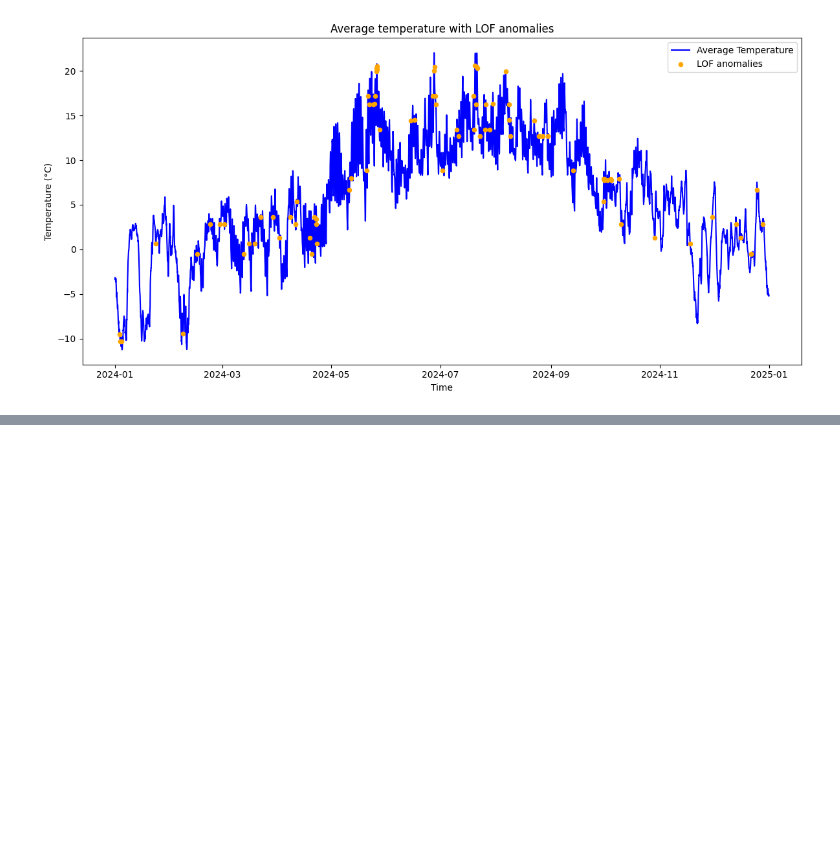
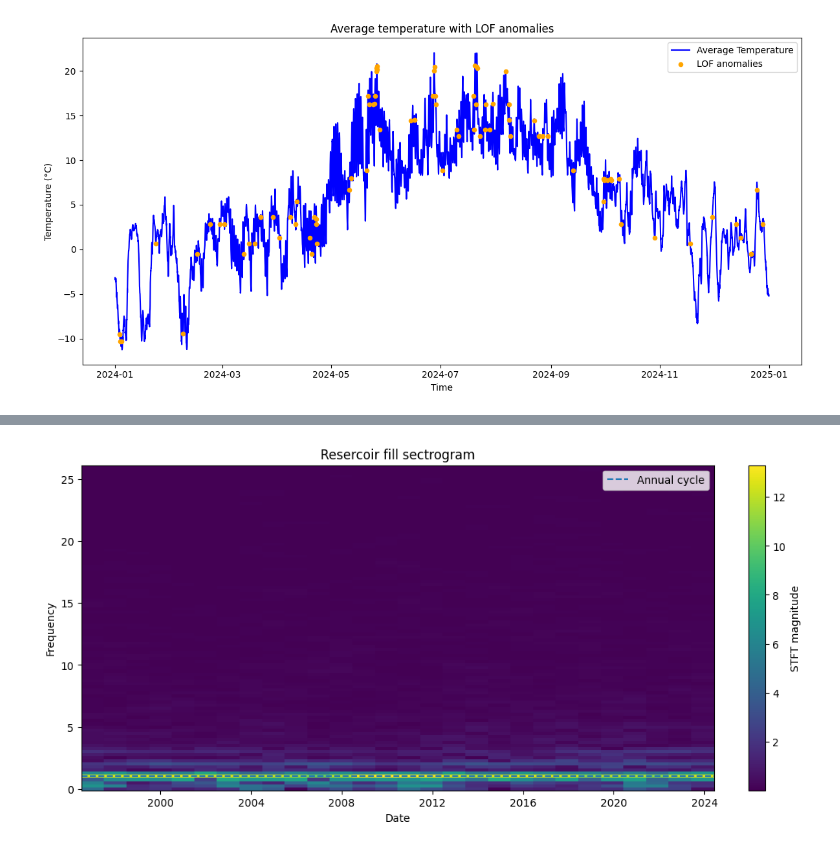
Before and after one commit to danielytsan/IND320APP, a Jupyter notebook: notebooks/Part3.ipynb, the cells around one changed output, grey strips where cells are left out. Saved outputs shown, nothing was run; the diff lists cells and outputs as text; code cells hidden in the pictures; blank space fills up the shorter version.

```diff
--- a/notebooks/Part3.ipynb
+++ b/notebooks/Part3.ipynb
@@ -519,0 +615,44 @@ time
+# %%
+from scipy.signal import stft
+
+#making function for spectogram based on fill level data
+def plot_fill_spectrogram(data, window_length = 208, window_overlap = 156):
+    fill = (
+            data.set_index("Date")["Fill level (%)"]
+            .sort_index()
+            .asfreq("W-SUN"))
+
+    frequncies, weeks, coefficients = stft(
+        fill.to_numpy(),
+        fs = 1,
+        nperseg = window_length,
+        noverlap = window_overlap,
+        detrend = "constant",
+        boundary = None,
+        padded = False
+    )
+
+    dates = fill.index[0] + pd.to_timedelta(weeks * 7, unit = "D")
+    fig, ax = plt.subplots(figsize = (10, 5), layout = "constrained")
+    mesh = ax.pcolormesh(dates, frequncies * 52, np.abs(coefficients), shading = "auto")
+    ax.axhline(1, linestyle = "--", label = "Annual cycle")
+    ax.set(
+        title = "Resercoir fill sectrogram",
+        xlabel = "Date",
+        ylabel = "Frequency"
+    )
+    ax.legend()
+    fig.colorbar(mesh, ax = ax, label = "STFT magnitude")
+    return fig
+
+#making a test for the function og returning the plot
+fig = plot_fill_spectrogram(df.loc[df["Area label"] == "NO 0"])
+
+assert isinstance(fig, plt.Figure)
+assert len(fig.axes[0].collections) == 1
+magnitudes = fig.axes[0].collections[0].get_array()
+assert magnitudes.size > 0
+assert np.isfinite(magnitudes).all()
+plt.show()
+# %% [output]
+[figure, added]
```
Also changed, not shown: parts of 3 cells of this notebook, 3 other files.
